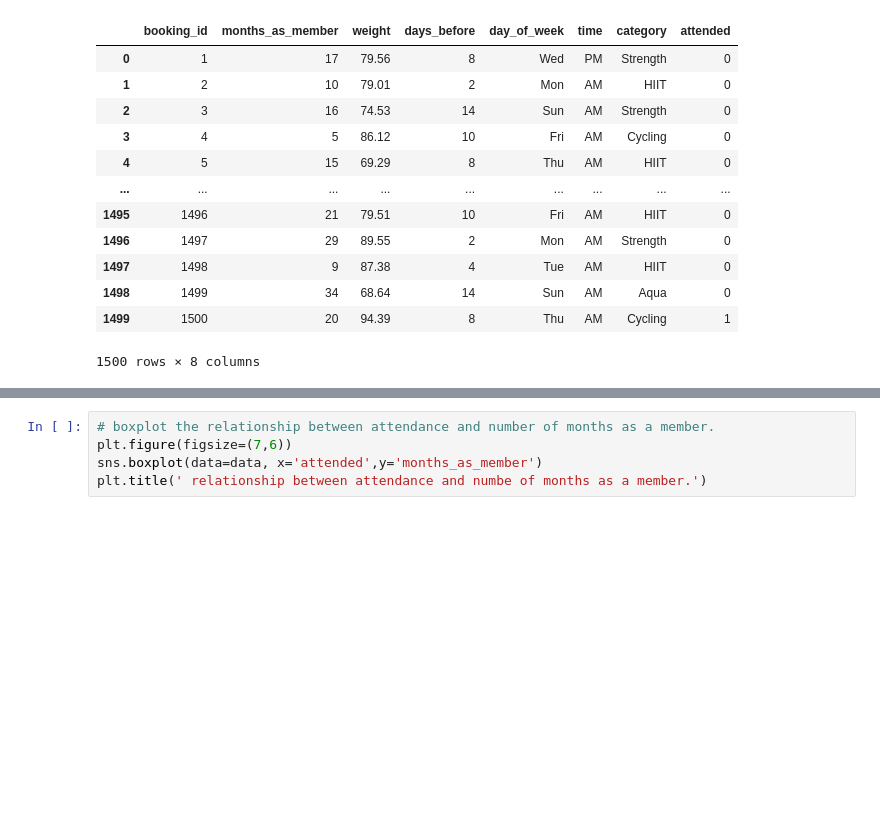
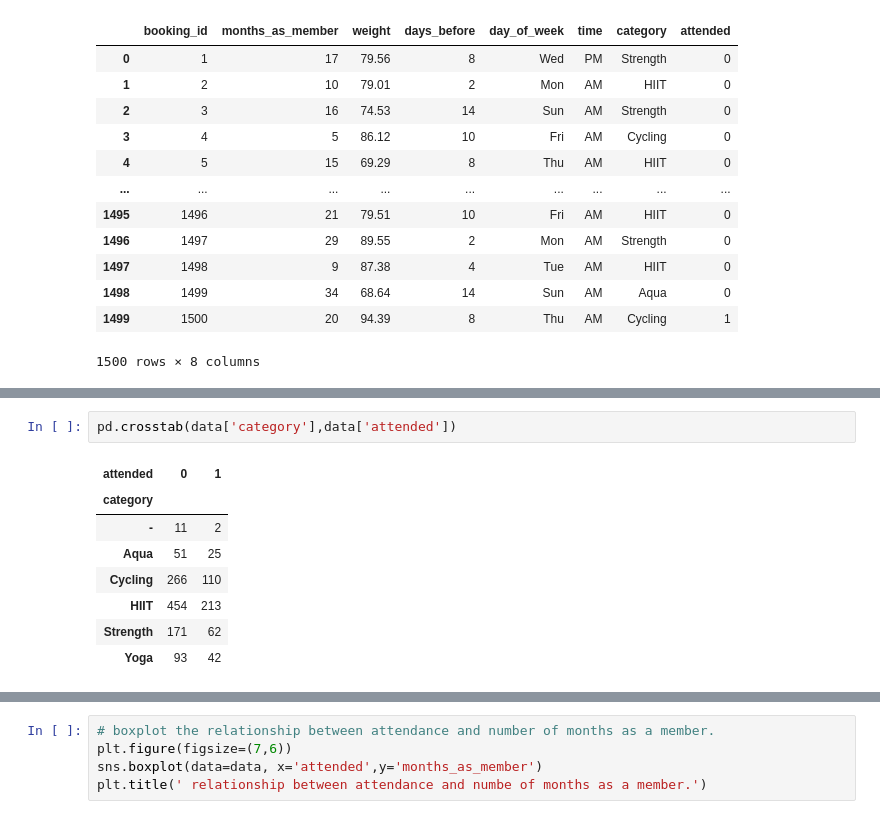
Before and after one commit to sajinamatya/classification-problem, a Jupyter notebook: fitnesscenter.ipynb, the cells around one changed output, grey strips where cells are left out. Saved outputs shown, nothing was run; the diff lists cells and outputs as text; blank space fills up the shorter version.

```diff
--- a/fitnesscenter.ipynb
+++ b/fitnesscenter.ipynb
@@ -142 +145,12 @@ plt.show()
+# %%
+pd.crosstab(data['category'],data['attended'])
+# %% [output]
+| attended | 0 | 1 |
+| category |  |  |
+| - | 11 | 2 |
+| Aqua | 51 | 25 |
+| Cycling | 266 | 110 |
+| HIIT | 454 | 213 |
+| Strength | 171 | 62 |
+| Yoga | 93 | 42 |
 # %%
```
Also changed, not shown: parts of 9 cells of this notebook.
